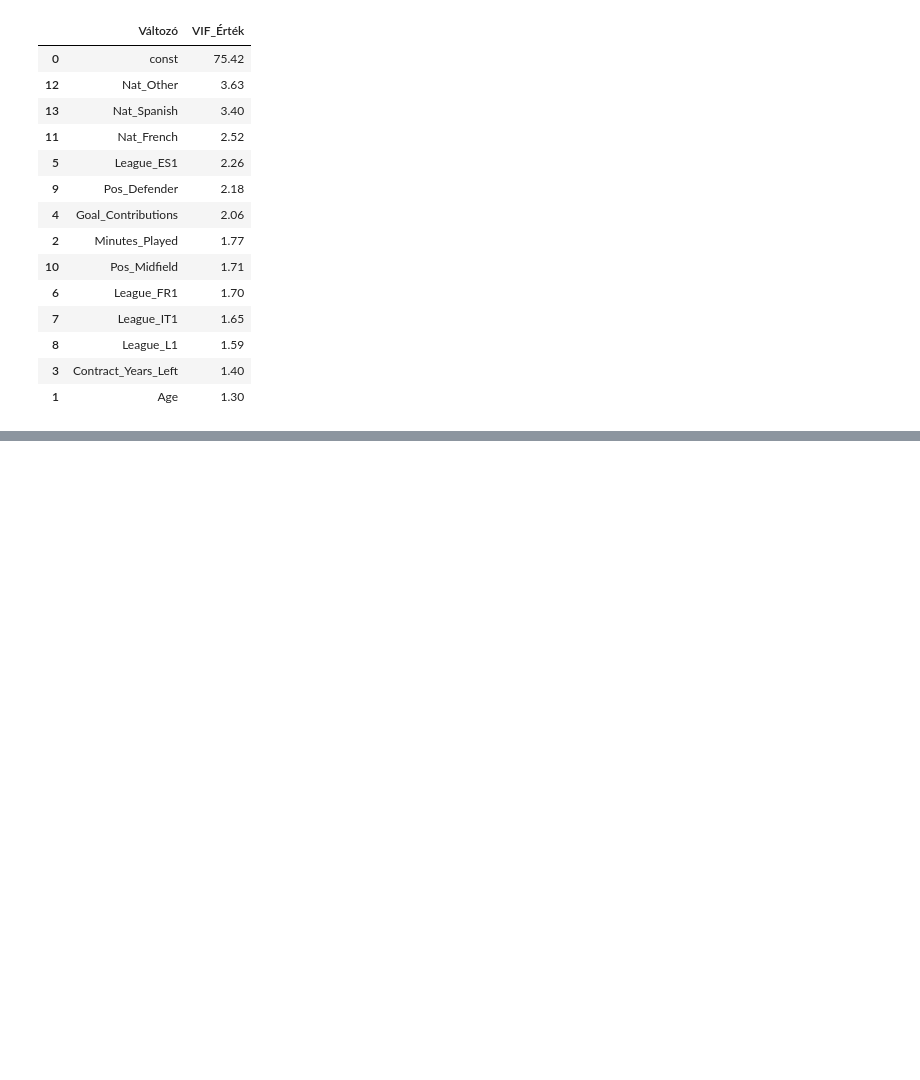
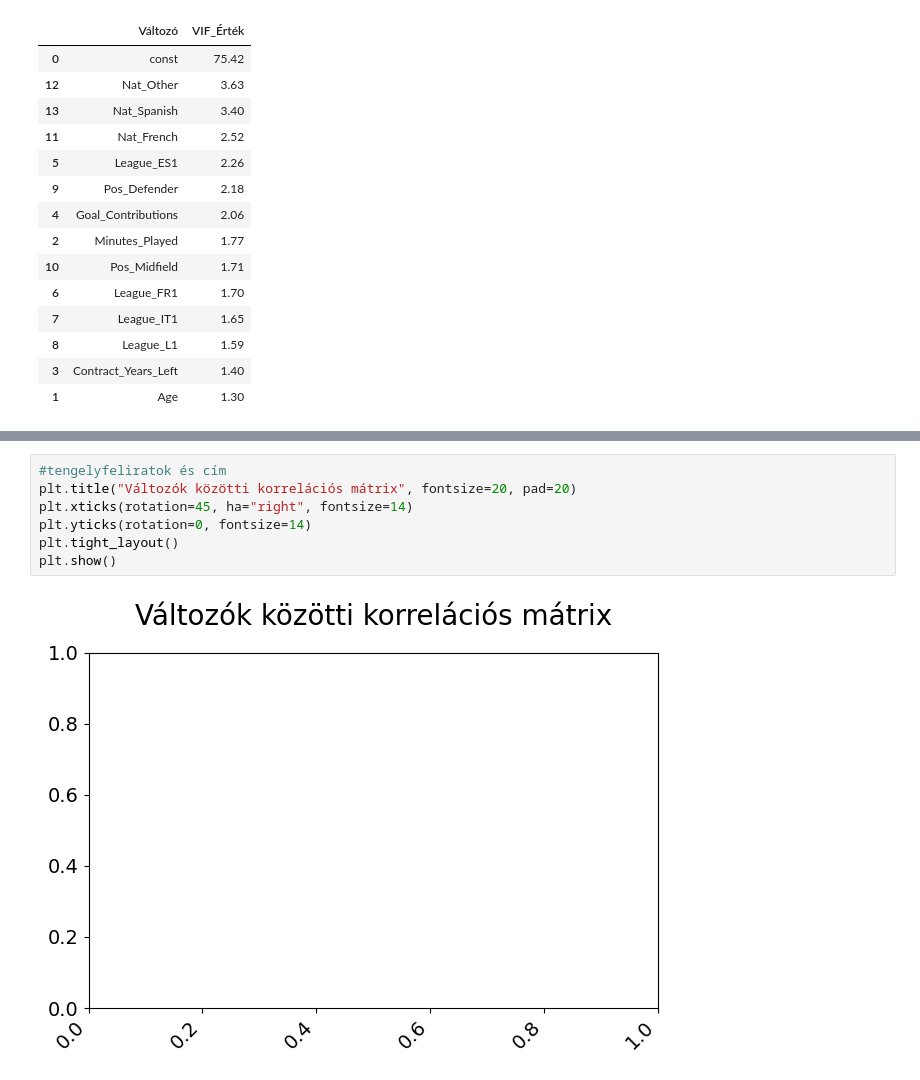
Before and after one commit to BartusSoma/football-market-value-analysis, a Jupyter notebook: Football_Market_Value_Regression.ipynb, the cells around one changed output, grey strips where cells are left out. Drawn from its saved outputs; the diff is of its cells as text; blank space fills up the shorter version.

```diff
--- a/Football_Market_Value_Regression.ipynb
+++ b/Football_Market_Value_Regression.ipynb
@@ -366,0 +464,9 @@ veszélyes multikollinearitást (erős együttmozgást) jelez a magyarázó vál
+# %%
+#tengelyfeliratok és cím
+plt.title("Változók közötti korrelációs mátrix", fontsize=20, pad=20)
+plt.xticks(rotation=45, ha="right", fontsize=14)
+plt.yticks(rotation=0, fontsize=14)
+plt.tight_layout()
+plt.show()
+# %% [output]
+[figure, added]
```
Also changed, not shown: parts of 21 cells of this notebook.
